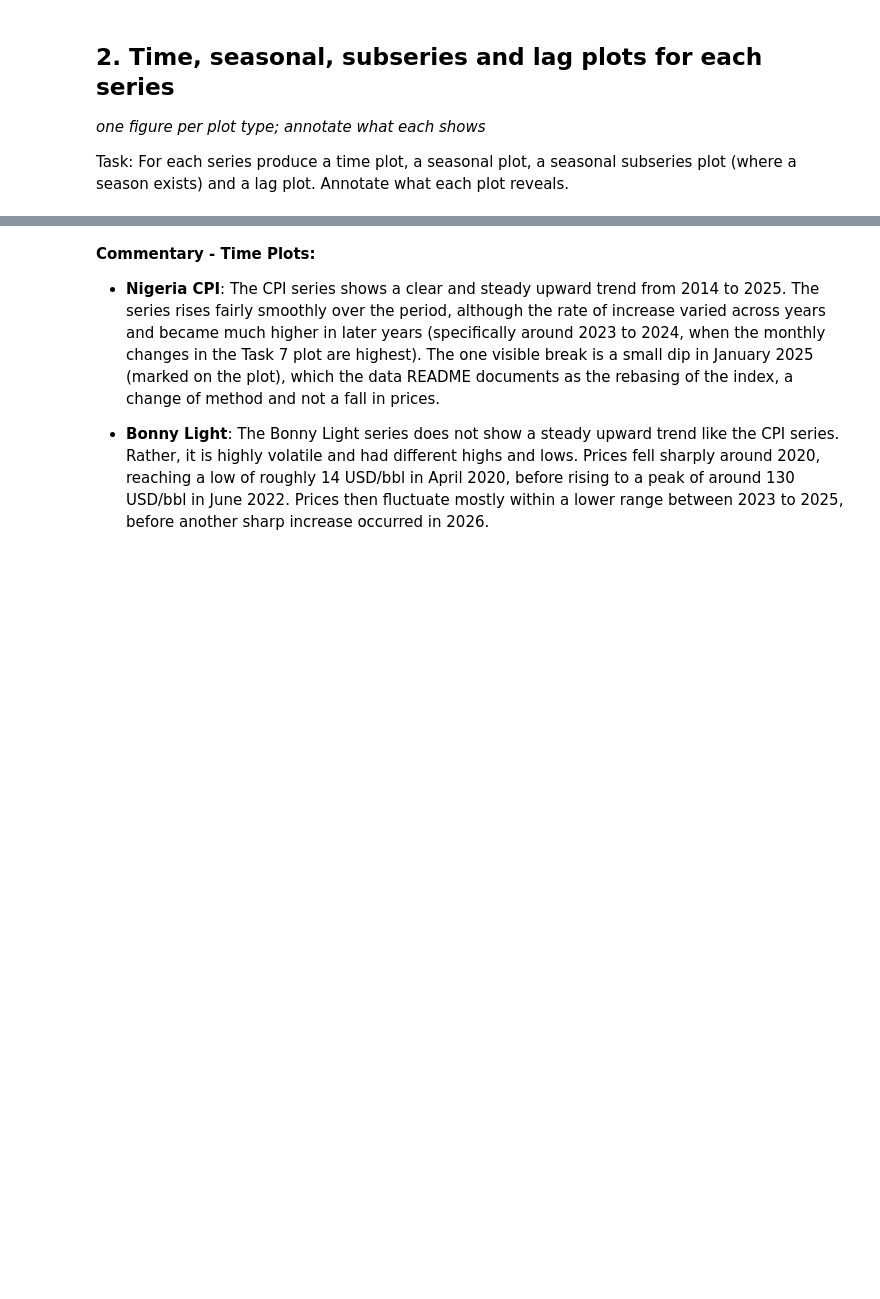
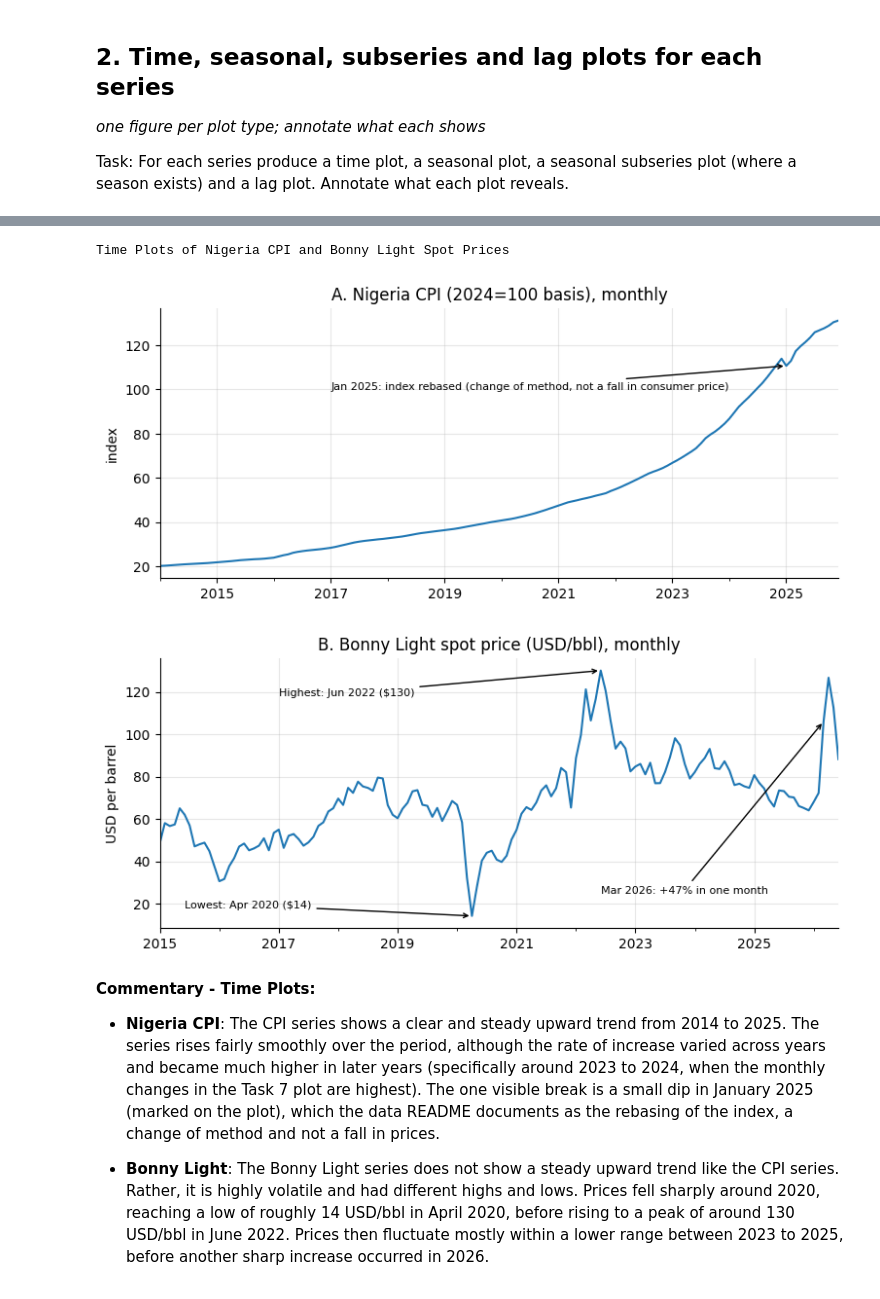
Before and after one commit to PreciousFaseyosan/NUTDTS816-Time_Series_Analysis-_Course_Repository, a Jupyter notebook: notebooks/assessments/A1_Faseyosan_Precious.ipynb, the cells around one changed output, grey strips where cells are left out. Drawn from its saved outputs; the diff is of its cells as text; code cells hidden in the pictures; blank space fills up the shorter version.

```diff
--- a/notebooks/assessments/A1_Faseyosan_Precious.ipynb
+++ b/notebooks/assessments/A1_Faseyosan_Precious.ipynb
@@ -116,25 +147,29 @@ print('User-defined functions complete.')
 # %%
 # Task 2a - time plots, with key dates marked
 
 print('Time Plots of Nigeria CPI and Bonny Light Spot Prices')
 print(' ')
-ax = cpi.plot(title='A. Nigeria CPI (2024 = 100), monthly'); ax.set_xlabel(''); ax.set_ylabel('index')
+ax = cpi.plot(title='A. Nigeria CPI (2024=100 basis), monthly'); ax.set_xlabel(''); ax.set_ylabel('index')
 rebase = pd.Timestamp('2025-01-01')                     # the rebasing date documented in data/README.md
-ax.annotate('Jan 2025: index rebased (data/README.md)', xy=(rebase, cpi[rebase]),
+ax.annotate('Jan 2025: index rebased (change of method, not a fall in consumer price)', xy=(rebase, cpi[rebase]),
             xytext=(pd.Timestamp('2017-01-01'), 100), arrowprops=dict(arrowstyle='->'), fontsize=8)
 plt.show()
 
 print(' ')
 ax = bonny.plot(title='B. Bonny Light spot price (USD/bbl), monthly'); ax.set_xlabel(''); ax.set_ylabel('USD per barrel')
 low, high = bonny.idxmin(), bonny.idxmax()              # dates of the lowest and highest price
 spike = pd.Timestamp('2026-03-01')                      # the one-month jump flagged in the data provenance note
 ax.annotate(f'Lowest: {low:%b %Y} (${bonny[low]:.0f})', xy=(low, bonny[low]),
             xytext=(pd.Timestamp('2015-06-01'), 18), arrowprops=dict(arrowstyle='->'), fontsize=8)
 ax.annotate(f'Highest: {high:%b %Y} (${bonny[high]:.0f})', xy=(high, bonny[high]),
             xytext=(pd.Timestamp('2017-01-01'), 118), arrowprops=dict(arrowstyle='->'), fontsize=8)
 ax.annotate(f'Mar 2026: +{100 * bonny.pct_change()[spike]:.0f}% in one month', xy=(spike, bonny[spike]),
             xytext=(pd.Timestamp('2022-06-01'), 25), arrowprops=dict(arrowstyle='->'), fontsize=8)
 plt.show()
+# %% [output]
+Time Plots of Nigeria CPI and Bonny Light Spot Prices
+[figure, added]
+[figure, added]
 # %% [markdown]
 **Commentary - Time Plots:**
 
```
Also changed, not shown: parts of 27 cells of this notebook.
